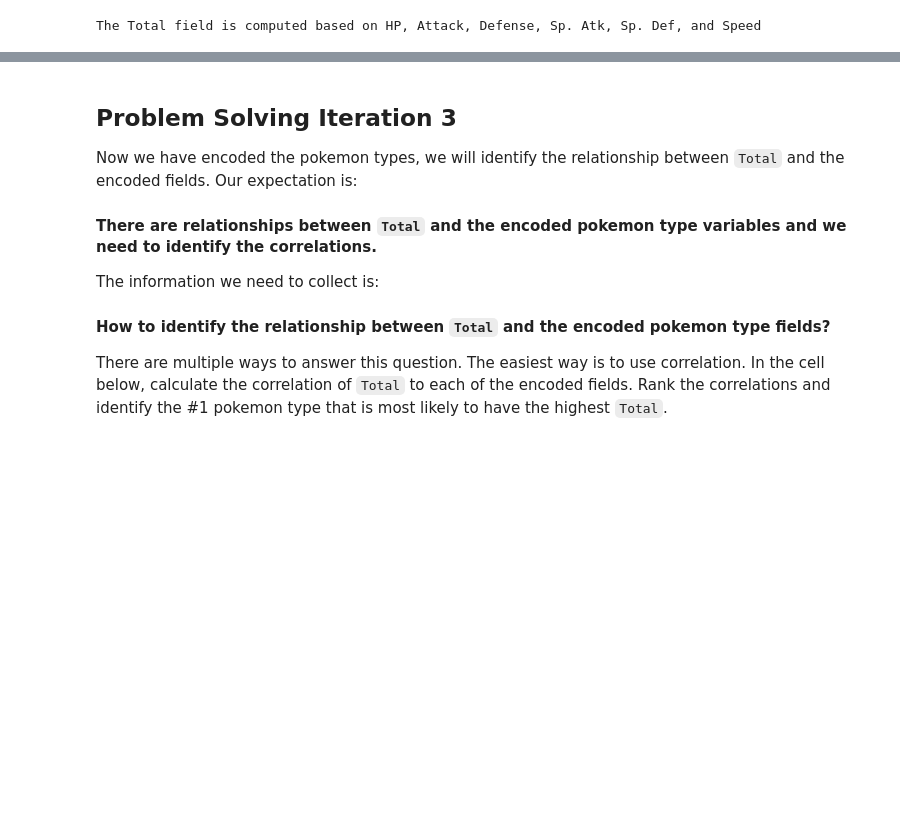
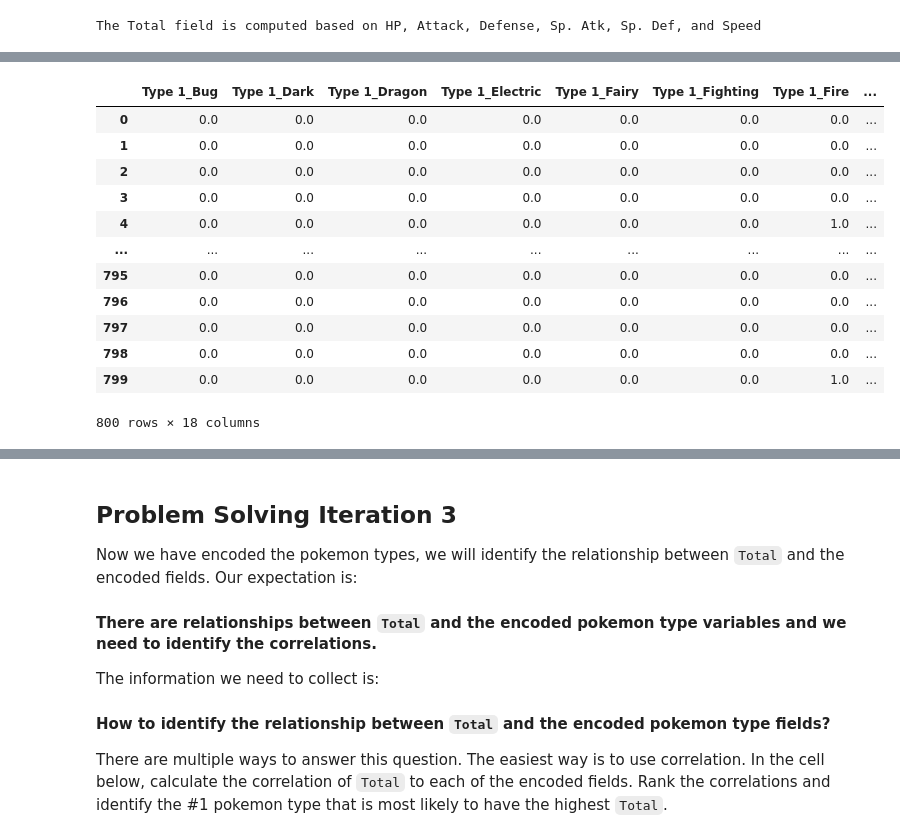
Before and after one commit to zara-siddiqui/lab-dataframe-calculations, a Jupyter notebook: your-code/challenge-2.ipynb, the cells around one changed output, grey strips where cells are left out. Drawn from its saved outputs; the diff is of its cells as text; code cells hidden in the pictures; blank space fills up the shorter version.

```diff
--- a/your-code/challenge-2.ipynb
+++ b/your-code/challenge-2.ipynb
@@ -101,0 +160,25 @@ The new numerical variables you create should look like below:
+# %%
+from sklearn.preprocessing import OneHotEncoder
+
+type1 = pokemon[['Type 1']]
+
+encoder = OneHotEncoder().fit(type1)
+encoded = encoder.transform(type1).toarray()
+cols = encoder.get_feature_names_out()
+
+type1_encoded = pd.DataFrame(encoded,columns=cols)
+type1_encoded
+# %% [output]
+|  | Type 1_Bug | Type 1_Dark | Type 1_Dragon | Type 1_Electric | Type 1_Fairy | Type 1_Fighting | Type 1_Fire | ... |
+| 0 | 0.0 | 0.0 | 0.0 | 0.0 | 0.0 | 0.0 | 0.0 | ... |
+| 1 | 0.0 | 0.0 | 0.0 | 0.0 | 0.0 | 0.0 | 0.0 | ... |
+| 2 | 0.0 | 0.0 | 0.0 | 0.0 | 0.0 | 0.0 | 0.0 | ... |
+| 3 | 0.0 | 0.0 | 0.0 | 0.0 | 0.0 | 0.0 | 0.0 | ... |
+| 4 | 0.0 | 0.0 | 0.0 | 0.0 | 0.0 | 0.0 | 1.0 | ... |
+| ... | ... | ... | ... | ... | ... | ... | ... | ... |
+| 795 | 0.0 | 0.0 | 0.0 | 0.0 | 0.0 | 0.0 | 0.0 | ... |
+| 796 | 0.0 | 0.0 | 0.0 | 0.0 | 0.0 | 0.0 | 0.0 | ... |
+| 797 | 0.0 | 0.0 | 0.0 | 0.0 | 0.0 | 0.0 | 0.0 | ... |
+| 798 | 0.0 | 0.0 | 0.0 | 0.0 | 0.0 | 0.0 | 0.0 | ... |
+| 799 | 0.0 | 0.0 | 0.0 | 0.0 | 0.0 | 0.0 | 1.0 | ... |
+800 rows × 18 columns
```
Also changed, not shown: parts of 11 cells of this notebook.
